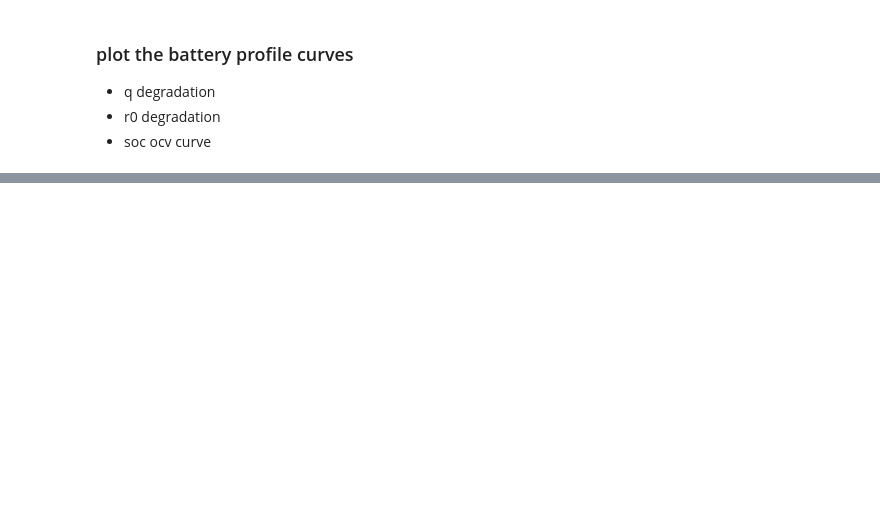
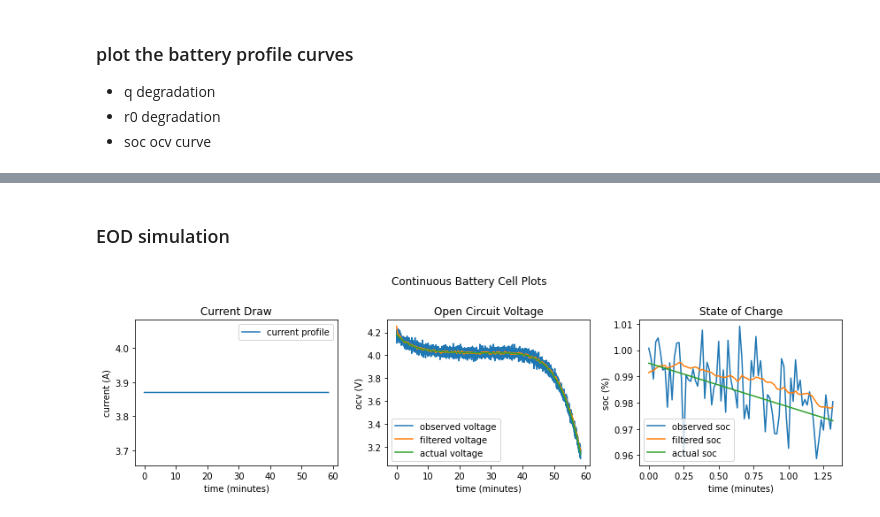
Before and after one commit to hazrmard/AirplaneFaultTolerance, a Jupyter notebook: powertrain.ipynb, the cells around one changed output, grey strips where cells are left out. Saved outputs shown, nothing was run; the diff lists cells and outputs as text; code cells hidden in the pictures; blank space fills up the shorter version.

```diff
--- a/powertrain.ipynb
+++ b/powertrain.ipynb
@@ -217,0 +51,7 @@ print(avg)
+# %% [markdown]
+### EOD simulation
+# %%
+# simulate until EOD
+cycle_test(cell=cbcell, random_load=False, verbose=0, show_plot=True, reset=False, action=1)#, save_plot=True, file_name="figures/continuous_cell_test2.png")
+# %% [output]
+[figure, added]
```
Also changed, not shown: parts of 17 cells of this notebook.
